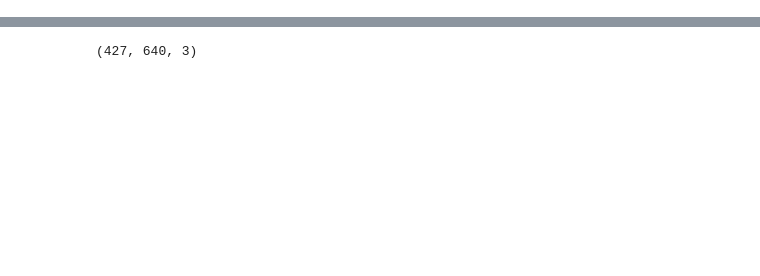
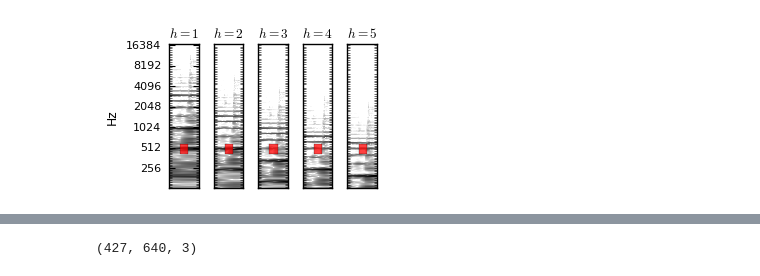
Before and after one commit to ejhumphrey/harmonic-cnn, a Jupyter notebook: paper/figs/Filter figs.ipynb, the cells around one changed output, grey strips where cells are left out. Drawn from its saved outputs; the diff is of its cells as text; code cells hidden in the pictures; blank space fills up the shorter version.

```diff
--- a/paper/figs/Filter figs.ipynb
+++ b/paper/figs/Filter figs.ipynb
@@ -98,7 +99,7 @@ OC = librosa.harmonics(Cl, freqs, h_range=[1,2,4,8,16], fill_value=Cl.min())
 harmonics = [1, 2, 3, 4, 5]
 HC = librosa.harmonics(Cl, freqs, h_range=harmonics, fill_value=Cl.min())
 # %%
-plt.figure(figsize=(5, 3))
+plt.figure(figsize=(3, 2))
 
 
 for i, h in enumerate(harmonics, 1):
@@ -124 +123,2 @@ plt.savefig('hcnn.pdf', transparent=False, pad_inches=0)
+[figure, added]
 # %%
```
Also changed, not shown: parts of 8 cells of this notebook, 5 other files.
